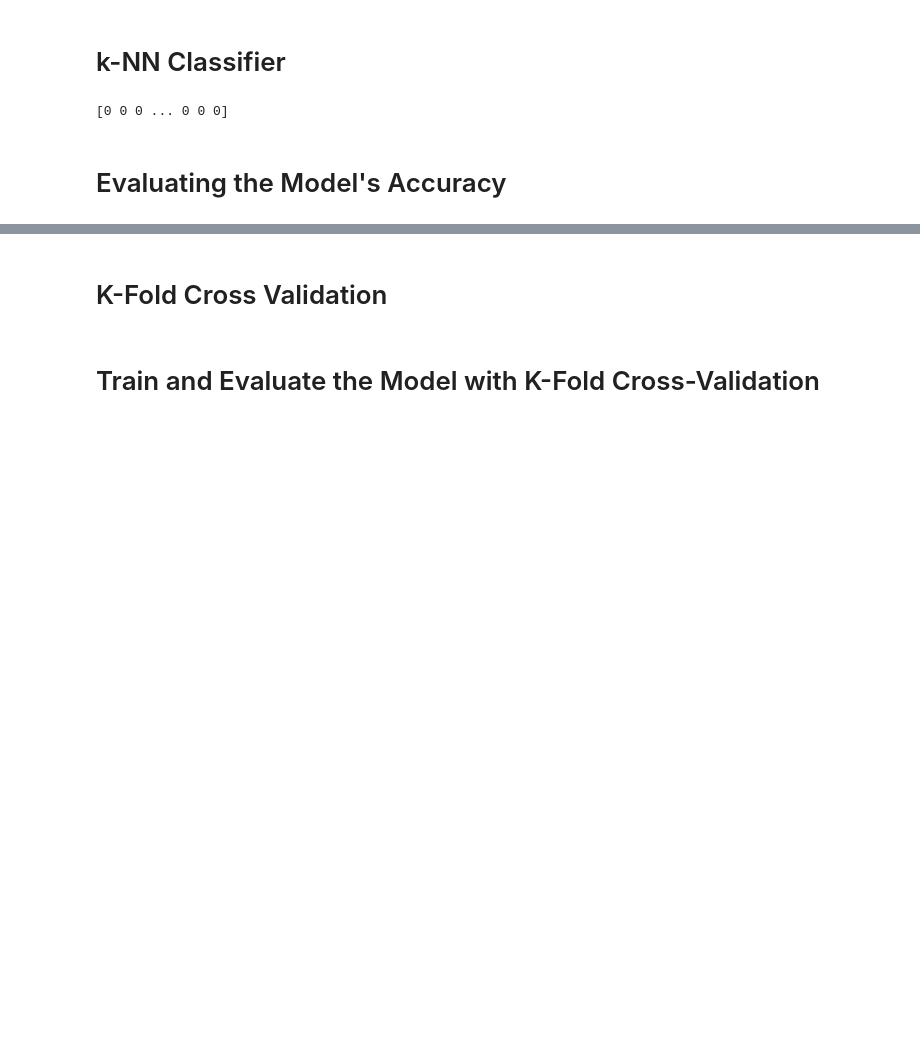
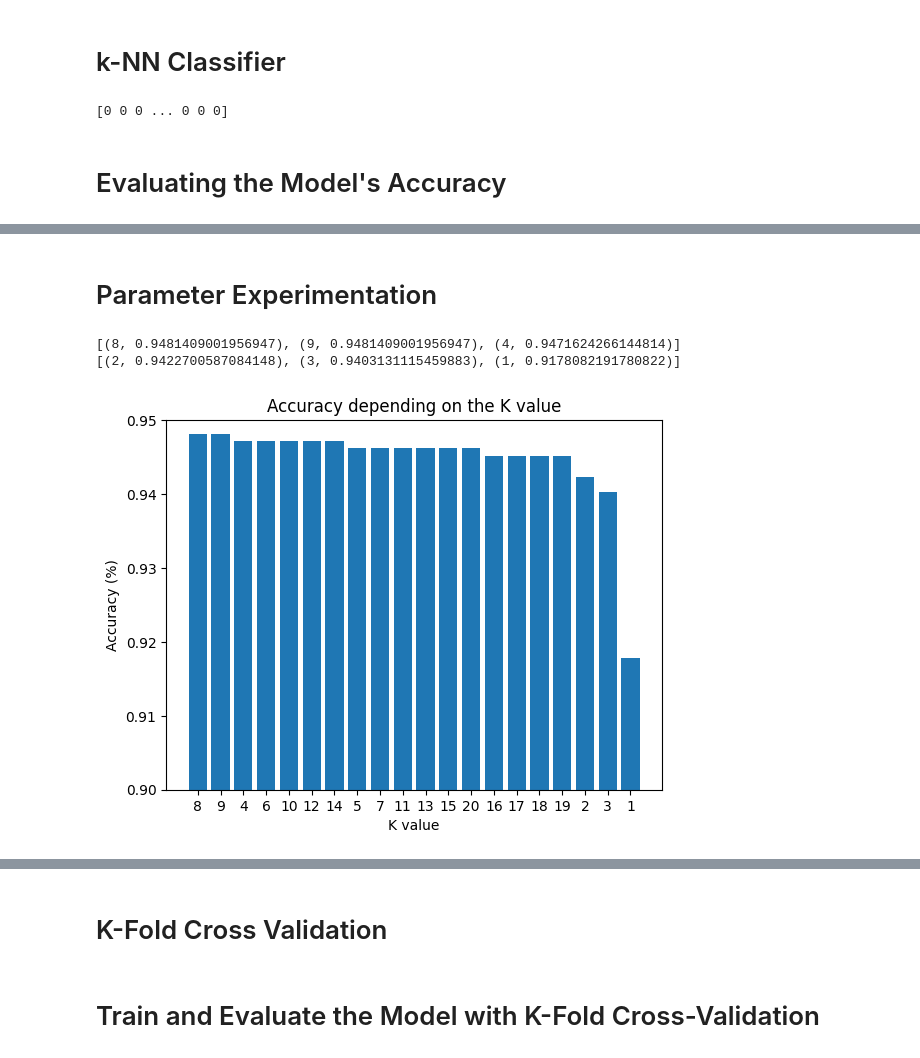
Before and after one commit to artjom2281337/predictive-1, a Jupyter notebook: main.ipynb, the cells around one changed output, grey strips where cells are left out. Saved outputs shown, nothing was run; the diff lists cells and outputs as text; code cells hidden in the pictures; blank space fills up the shorter version.

Commit message:
K values and different train/test splits

```diff
--- a/main.ipynb
+++ b/main.ipynb
@@ -143,0 +146,37 @@ accuracy_score(target_test, target_pred)
+# %% [markdown]
+# Parameter Experimentation
+# %%
+k_values = {}
+
+for i in range(1, 21):
+    knn = KNeighborsClassifier(i)
+    knn.fit(data_train, target_train)
+    target_pred = knn.predict(data_test)
+    k_values[i] = accuracy_score(target_test, target_pred)
+
+# Sort the accuracies from the best to the worst
+sorted_outcome = sorted(k_values.items(), key=lambda x: x[1], reverse=True)
+BEST_K_VALUE = sorted_outcome[0][0]
+
+# Get 3 highest accuracies for different k_values
+print(sorted_outcome[:3])
+
+# Get 3 lowest accuracies for different k_values
+print(sorted_outcome[-3:])
+
+bins = list(map(lambda x: x / 100, range(90, 95)))
+
+# accuracies = pd.Series(
+# print(pd.crosstab(pd.cut(accuracies, bins=bins), "Count"))
+
+
+plt.bar(list(map(lambda x: str(x[0]), sorted_outcome)), list(map(lambda x: x[1], sorted_outcome)), linewidth=3)
+plt.ylim(bottom=0.9, top=0.95)
+plt.title("Accuracy depending on the K value")
+plt.xlabel("K value")
+plt.ylabel("Accuracy (%)")
+plt.show()
+# %% [output]
+[(8, 0.9481409001956947), (9, 0.9481409001956947), (4, 0.9471624266144814)]
+[(2, 0.9422700587084148), (3, 0.9403131115459883), (1, 0.9178082191780822)]
+[figure, added]
```
Also changed, not shown: parts of 9 cells of this notebook.
